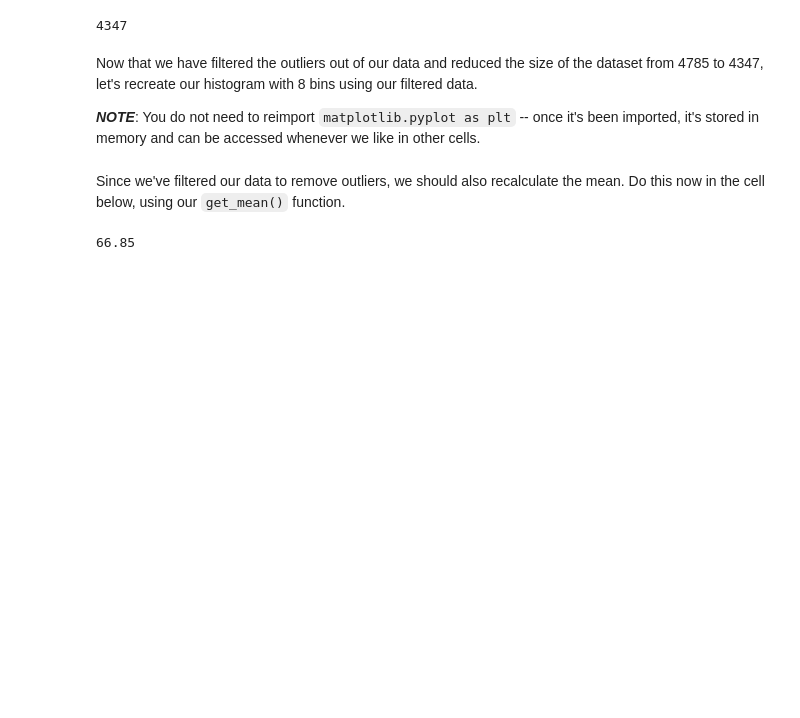
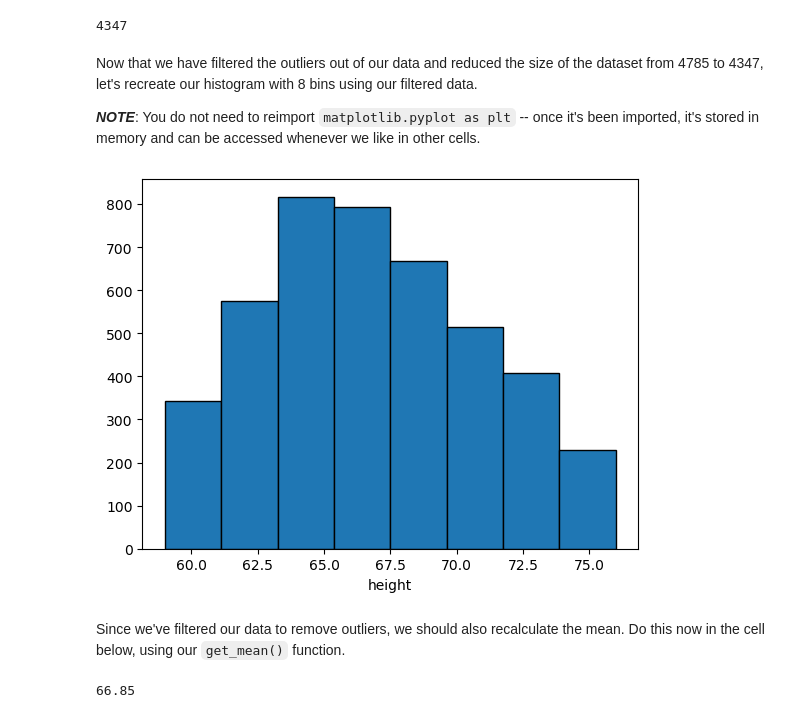
Before and after one commit to carol-maina/dsc-implementing-statistics-with-functions-lab, a Jupyter notebook: index.ipynb, the cells around one changed output. Cells and saved outputs as stored; diff of their text form; code cells hidden in the pictures; blank space fills up the shorter version.

```diff
--- a/index.ipynb
+++ b/index.ipynb
@@ -186,4 +271,8 @@ plt.hist(None, bins=None);
 # %%
 # Replace None with appropriate code
 # A histogram should display below
-plt.hist(filtered_height, bins= 8, edgecolor = 'black');
+plt.hist(filtered_height, bins= 8, edgecolor = 'black')
+plt.xlabel('height')
+plt.show()
+# %% [output]
+[figure, added]
```
Also changed, not shown: parts of 15 cells of this notebook.
